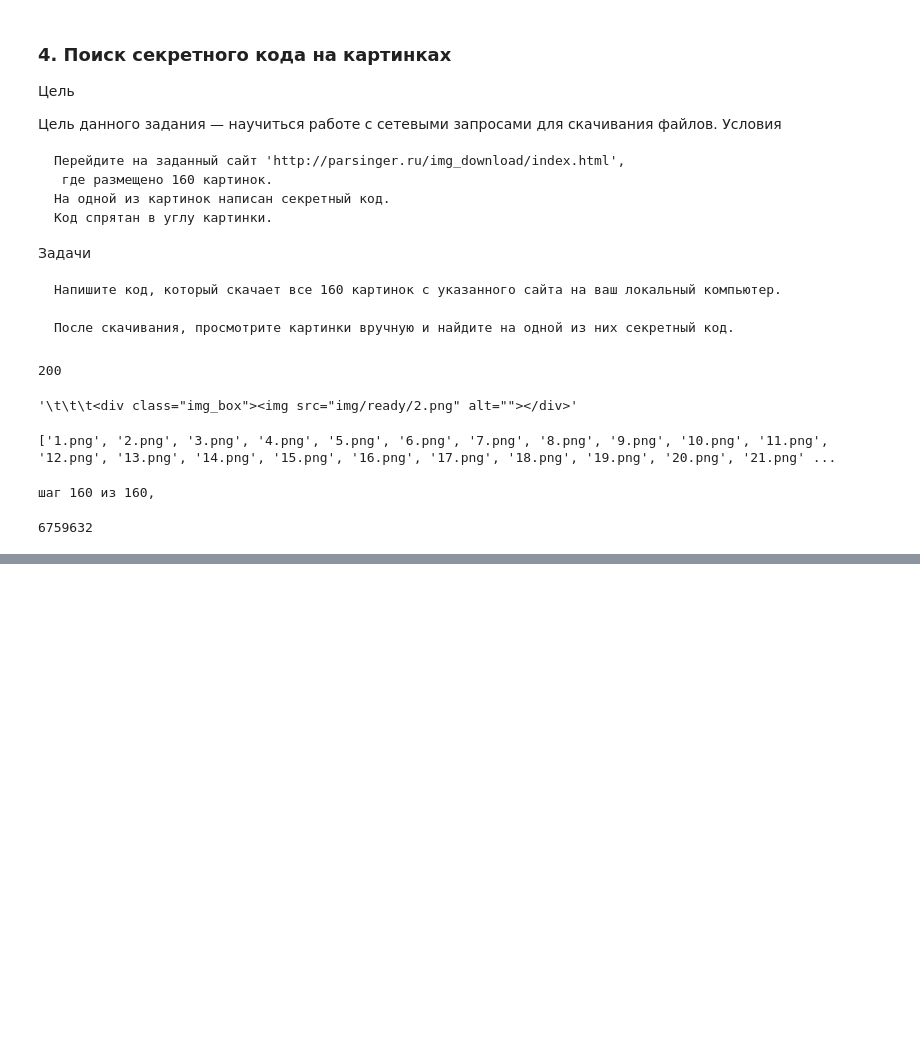
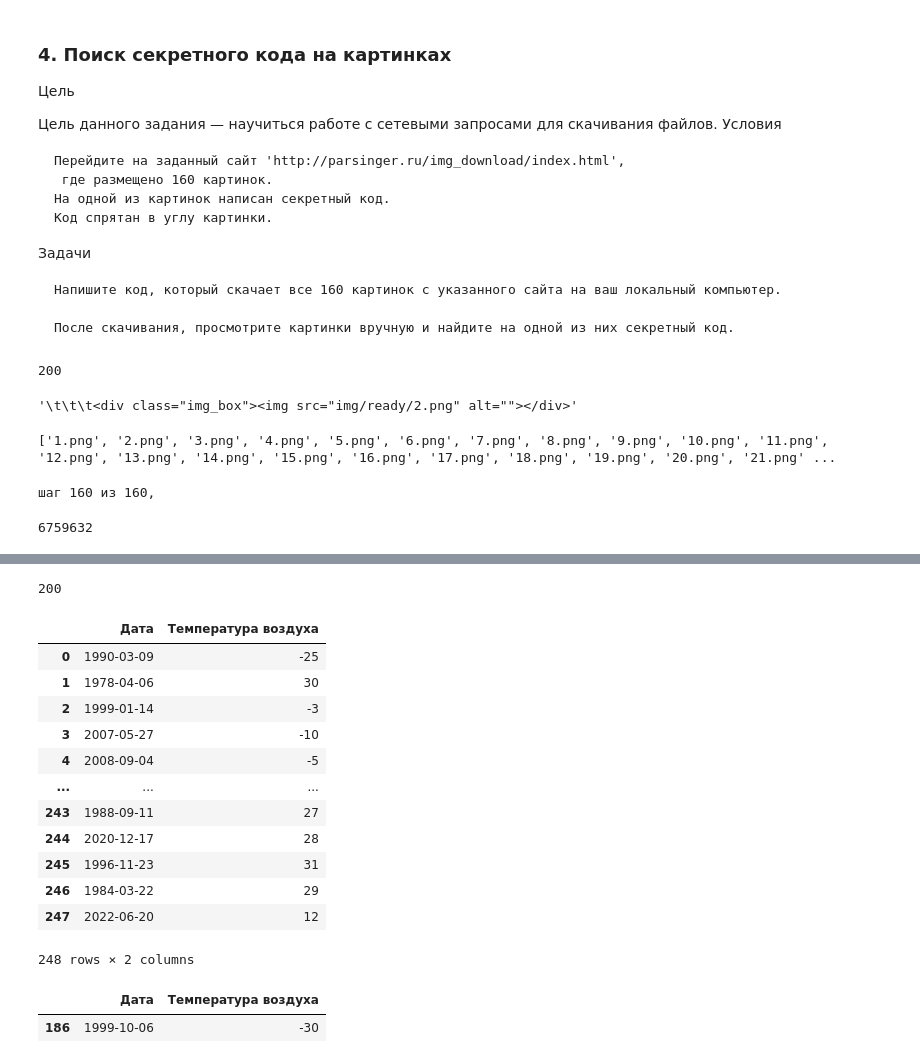
Before and after one commit to Zima81/Parsing_Python_Stepik, a Jupyter notebook: 3_Requests/3.4 HW.ipynb, the cells around one changed output, grey strips where cells are left out. Drawn from its saved outputs; the diff is of its cells as text; code cells hidden in the pictures; blank space fills up the shorter version.

```diff
--- a/3_Requests/3.4 HW.ipynb
+++ b/3_Requests/3.4 HW.ipynb
@@ -118,0 +146,5 @@ for _ in range(len(list_png)):
+# %%
+r = requests.get(url)
+r.status_code
+# %% [output]
+200
@@ -118,0 +153,24 @@ for _ in range(len(list_png)):
+# %%
+df_d = df[['Дата', 'Температура воздуха']]
+df_d.loc[:, 'Температура воздуха'] = df_d['Температура воздуха'].str.rstrip('°C').astype(int)
+df_d
+# %% [output]
+|  | Дата | Температура воздуха |
+| 0 | 1990-03-09 | -25 |
+| 1 | 1978-04-06 | 30 |
+| 2 | 1999-01-14 | -3 |
+| 3 | 2007-05-27 | -10 |
+| 4 | 2008-09-04 | -5 |
+| ... | ... | ... |
+| 243 | 1988-09-11 | 27 |
+| 244 | 2020-12-17 | 28 |
+| 245 | 1996-11-23 | 31 |
+| 246 | 1984-03-22 | 29 |
+| 247 | 2022-06-20 | 12 |
+248 rows × 2 columns
+# %%
+mask = min(df_d['Температура воздуха'])
+df_d[df_d['Температура воздуха'] == mask]
+# %% [output]
+|  | Дата | Температура воздуха |
+| 186 | 1999-10-06 | -30 |
```
Also changed, not shown: parts of 10 cells of this notebook.
